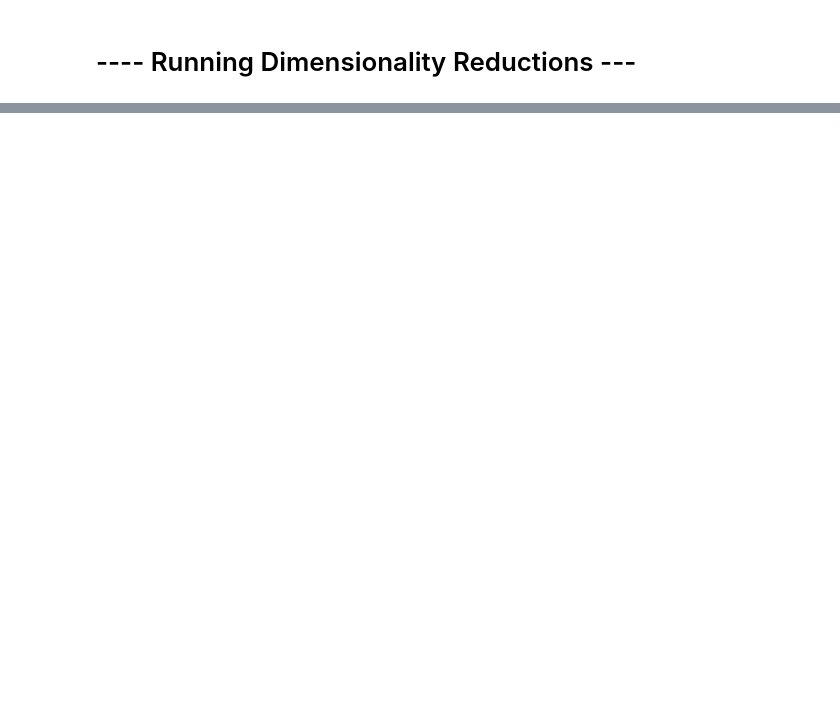
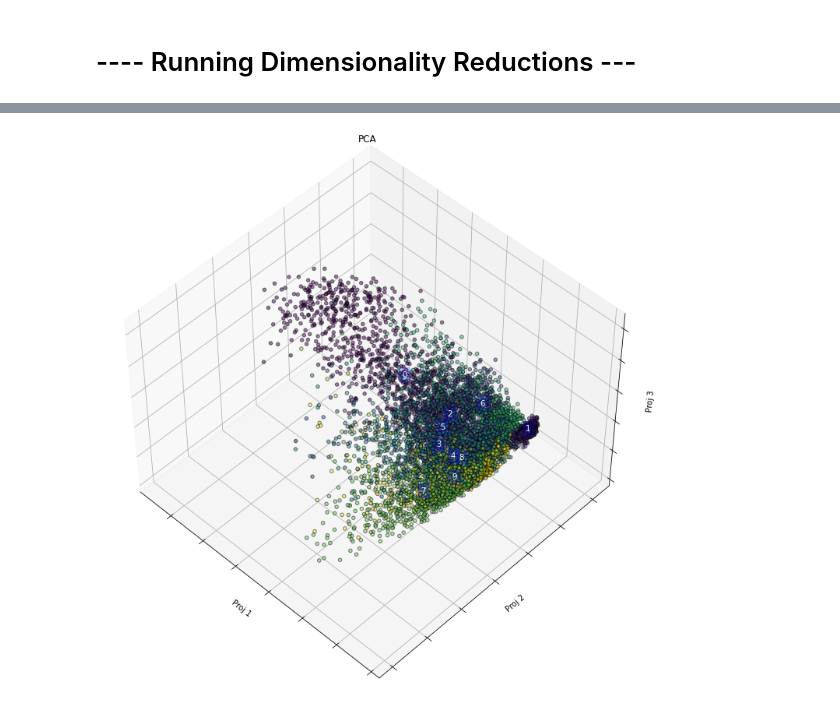
Before and after one commit to bacelii/graph_tools, a Jupyter notebook: Applications/Machine_Learning/Homework_3_Non_linear_embeddings/Celii_Hmwk_3_Non_Linear_Embedding.ipynb, the cells around one changed output, grey strips where cells are left out. Drawn from its saved outputs; the diff is of its cells as text; code cells hidden in the pictures; blank space fills up the shorter version.

Commit message:
added clustering metrics

```diff
--- a/Applications/Machine_Learning/Homework_3_Non_linear_embeddings/Celii_Hmwk_3_Non_Linear_Embedding.ipynb
+++ b/Applications/Machine_Learning/Homework_3_Non_linear_embeddings/Celii_Hmwk_3_Non_Linear_Embedding.ipynb
@@ -194,0 +248,12 @@ plot_3D_projection(X_proj,y_tr,figsize=(12,12))
+# %%
+from sklearn.cluster import KMeans
+n_clusters = 10
+
+clf = KMeans(n_clusters=n_clusters,
+                random_state=0)
+
+clf.fit(X_trans)
+y_pred = clf.labels_
+
+accuracy = np.sum(y == y_pred)/len(y_pred)
+print(f"accuracy = {accuracy}")
@@ -194,0 +279,8 @@ plot_3D_projection(X_proj,y_tr,figsize=(12,12))
+# %%
+import clustering_ml as clu
+
+metric_funcs =["purity_score","normalized_mutual_info_score","adjusted_rand_score"]
+
+metric_output = dict([(metric_name,getattr(clu,metric_name)(labels_true = y,labels_pred = y_pred))
+                      for metric_name in metric_funcs])
+metric_output
@@ -194,0 +293,60 @@ plot_3D_projection(X_proj,y_tr,figsize=(12,12))
+# %%
+%matplotlib inline
+
+dim_red_methods = dict(
+    PCA = decomposition.PCA,
+    Isomap =manifold.Isomap,
+    Laplacian_Eigenmaps = manifold.SpectralEmbedding,
+
+)
+
+metric_funcs =["purity_score","normalized_mutual_info_score","adjusted_rand_score"]
+
+
+verbose = True
+plot_projections = True
+n_clusters = 10
+
+dim_results = []
+
+for dim_red_name,model_func in dim_red_methods.items():
+    st = time.time()
+
+    model = model_func(n_components=n_components)
+    X_trans = model.fit_transform(X)
+
+    if plot_projections:
+        dru.plot_projected_data(
+           X_trans,
+           labels = y,
+           title = f"{dim_red_name}",
+            use_labels_as_text_to_plot = True,
+
+        )
+
+    #running the clustering:
+    clf = KMeans(n_clusters=n_clusters,
+                random_state=0)
+
+    clf.fit(X_trans)
+    y_pred = clf.labels_
+
+    projection_output = dict(
+        X_trans = X_trans,
+        y_pred = y_pred
+    )
+
+    metric_output = dict([(metric_name,getattr(clu,metric_name)(labels_true = y,labels_pred = y_pred))
+                      for metric_name in metric_funcs])
+
+    output_dict = dict(name = dim_red_name,
+                      n_components = n_components)
+    for k in [projection_output,metric_output]:
+        output_dict.update(k)
+
+    dim_results.append(output_dict)
+
+    if verbose:
+        print(f"Time for fitting non-linear embedding {dim_red_name}: {time.time() - st}")
+# %% [output]
+[figure, added]
```
Also changed, not shown: parts of 39 cells of this notebook, 2 other files.
